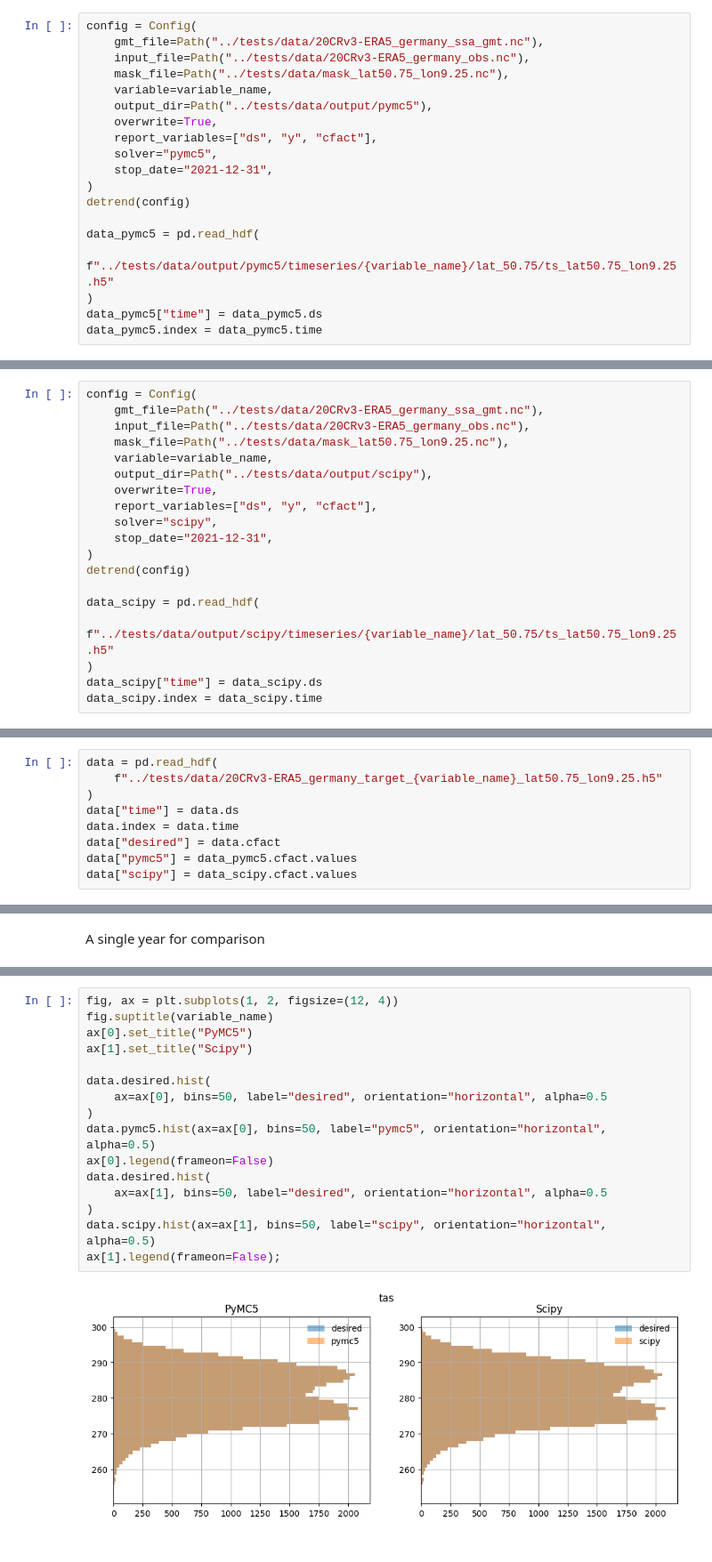
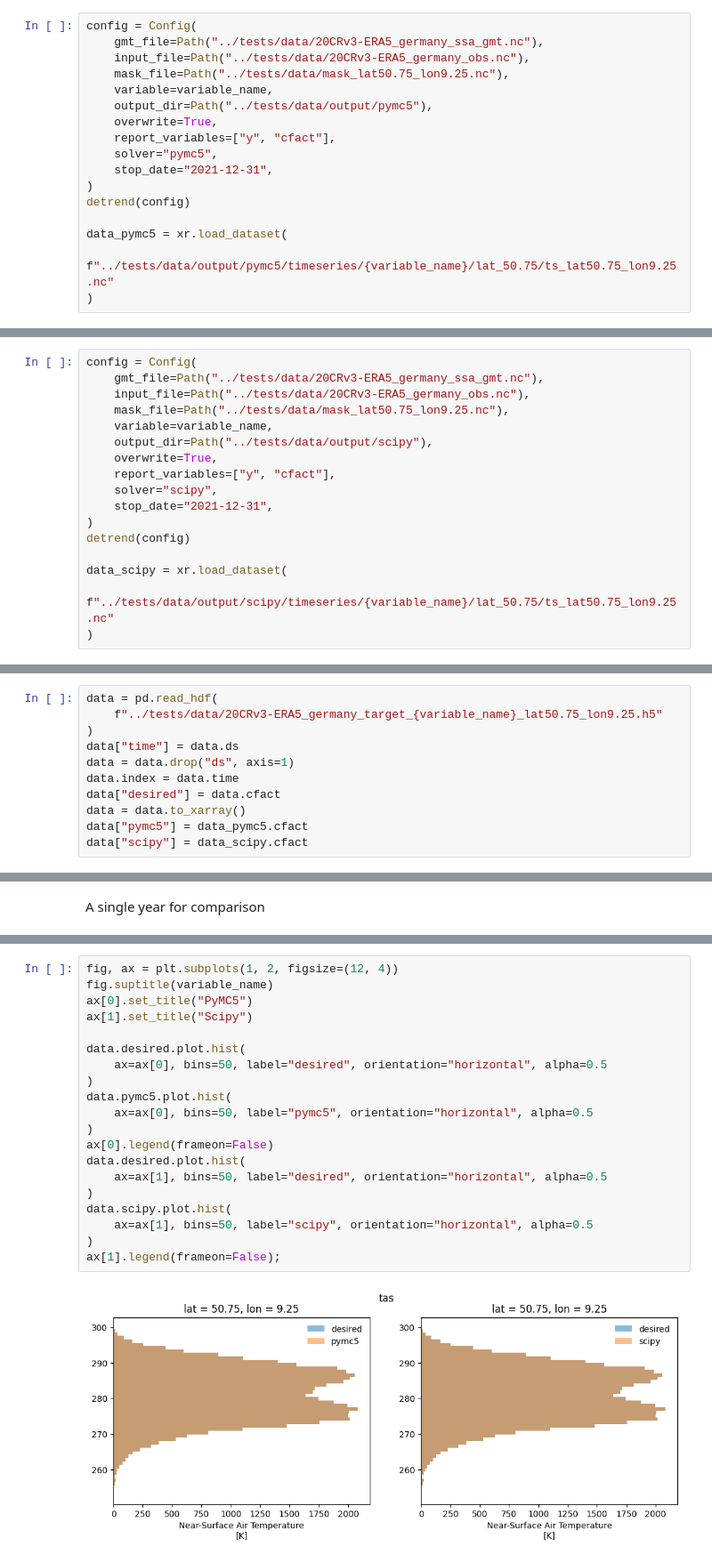
Before and after one commit to ISI-MIP/attrici, a Jupyter notebook: notebooks/solver-comparison.ipynb, the cells around one changed output, grey strips where cells are left out. Shown at 89% size. Cells and saved outputs as stored; diff of their text form.

```diff
--- a/notebooks/solver-comparison.ipynb
+++ b/notebooks/solver-comparison.ipynb
@@ -28,17 +28,15 @@ config = Config(
     variable=variable_name,
     output_dir=Path("../tests/data/output/pymc5"),
     overwrite=True,
-    report_variables=["ds", "y", "cfact"],
+    report_variables=["y", "cfact"],
     solver="pymc5",
     stop_date="2021-12-31",
 )
 detrend(config)
 
-data_pymc5 = pd.read_hdf(
-    f"../tests/data/output/pymc5/timeseries/{variable_name}/lat_50.75/ts_lat50.75_lon9.25.h5"
+data_pymc5 = xr.load_dataset(
+    f"../tests/data/output/pymc5/timeseries/{variable_name}/lat_50.75/ts_lat50.75_lon9.25.nc"
 )
-data_pymc5["time"] = data_pymc5.ds
-data_pymc5.index = data_pymc5.time
 # %% [output]
 WARNING (pytensor.tensor.blas): Using NumPy C-API based implementation for BLAS functions.
 # %% [markdown]
@@ -51,17 +49,15 @@ config = Config(
     variable=variable_name,
     output_dir=Path("../tests/data/output/scipy"),
     overwrite=True,
-    report_variables=["ds", "y", "cfact"],
+    report_variables=["y", "cfact"],
     solver="scipy",
     stop_date="2021-12-31",
 )
 detrend(config)
 
-data_scipy = pd.read_hdf(
-    f"../tests/data/output/scipy/timeseries/{variable_name}/lat_50.75/ts_lat50.75_lon9.25.h5"
+data_scipy = xr.load_dataset(
+    f"../tests/data/output/scipy/timeseries/{variable_name}/lat_50.75/ts_lat50.75_lon9.25.nc"
 )
-data_scipy["time"] = data_scipy.ds
-data_scipy.index = data_scipy.time
 # %% [markdown]
 Now load the target ('desired') data and store both `desired` and `scipy` counterfactuals in the date frame:
 # %%
@@ -69,7 +65,9 @@ data = pd.read_hdf(
     f"../tests/data/20CRv3-ERA5_germany_target_{variable_name}_lat50.75_lon9.25.h5"
 )
 data["time"] = data.ds
+data = data.drop("ds", axis=1)
 data.index = data.time
 data["desired"] = data.cfact
-data["pymc5"] = data_pymc5.cfact.values
-data["scipy"] = data_scipy.cfact.values
+data = data.to_xarray()
+data["pymc5"] = data_pymc5.cfact
+data["scipy"] = data_scipy.cfact
@@ -107,18 +121,22 @@ ax[1].legend(frameon=False);
 # %%
 fig, ax = plt.subplots(1, 2, figsize=(12, 4))
 fig.suptitle(variable_name)
 ax[0].set_title("PyMC5")
 ax[1].set_title("Scipy")
 
-data.desired.hist(
+data.desired.plot.hist(
     ax=ax[0], bins=50, label="desired", orientation="horizontal", alpha=0.5
 )
-data.pymc5.hist(ax=ax[0], bins=50, label="pymc5", orientation="horizontal", alpha=0.5)
+data.pymc5.plot.hist(
+    ax=ax[0], bins=50, label="pymc5", orientation="horizontal", alpha=0.5
+)
 ax[0].legend(frameon=False)
-data.desired.hist(
+data.desired.plot.hist(
     ax=ax[1], bins=50, label="desired", orientation="horizontal", alpha=0.5
 )
-data.scipy.hist(ax=ax[1], bins=50, label="scipy", orientation="horizontal", alpha=0.5)
+data.scipy.plot.hist(
+    ax=ax[1], bins=50, label="scipy", orientation="horizontal", alpha=0.5
+)
 ax[1].legend(frameon=False);
 # %% [output]
-[figure, old version]
+[figure, new version]
```
Also changed, not shown: parts of 5 cells of this notebook, 33 other files.
